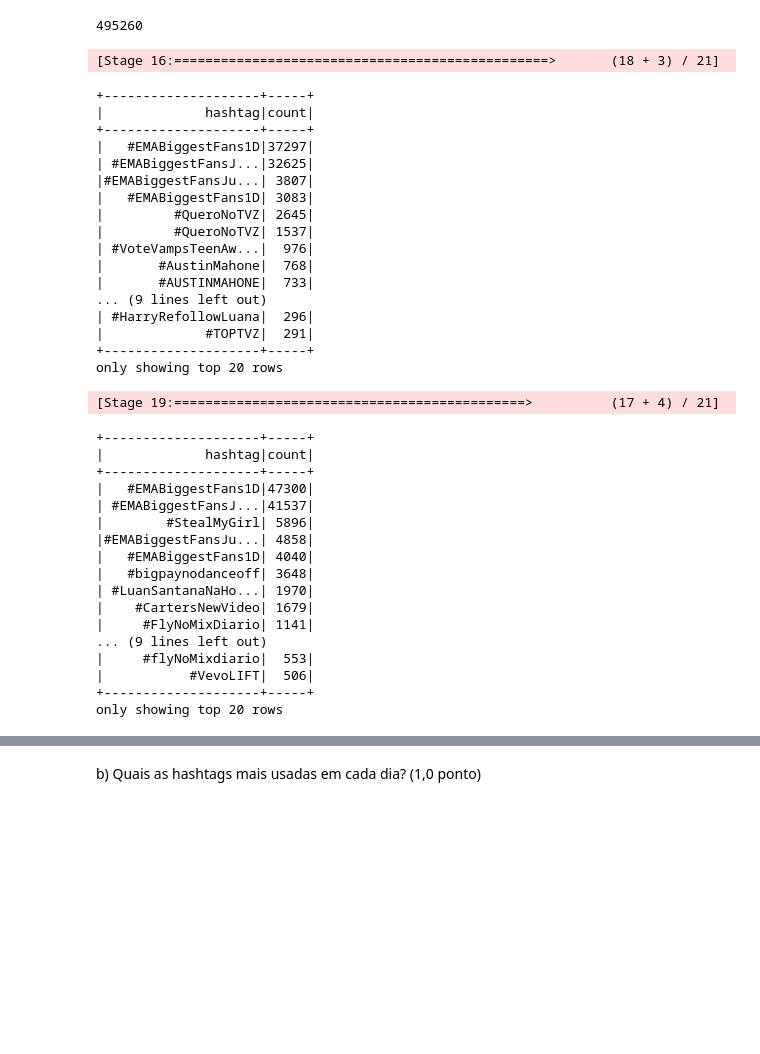
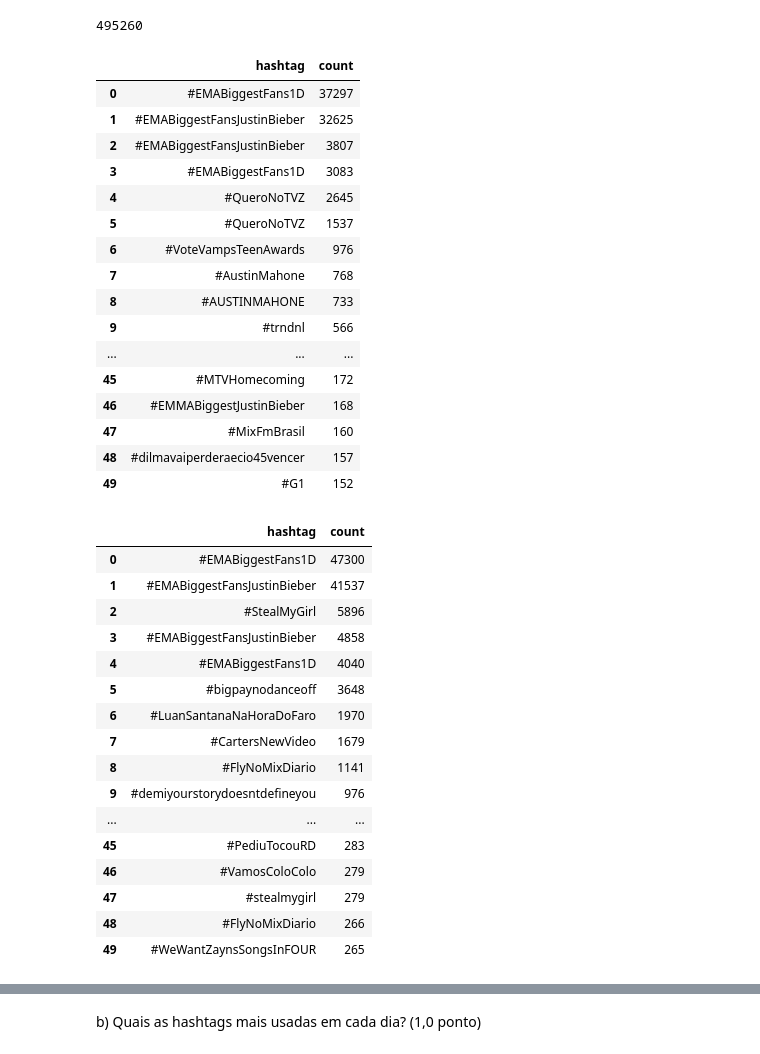
Before and after one commit to VicMisael/MapReduceNuvem2022, a Jupyter notebook: MapReduce.ipynb, the cells around one changed output, grey strips where cells are left out. Cells and saved outputs as stored; diff of their text form; code cells hidden in the pictures; blank space fills up the shorter version.

```diff
--- a/MapReduce.ipynb
+++ b/MapReduce.ipynb
@@ -115,45 +115,43 @@ contains_hashtag_noite.count()
 # %% [output]
 495260
 # %%
-contains_hashtag_manha.groupBy("hashtag").count().sort('count', ascending=False).limit(50).show()
+contains_hashtag_manha.groupBy("hashtag").count().sort('count', ascending=False).limit(50).toPandas()
 # %% [output]
-[Stage 16:================================================>       (18 + 3) / 21]
-+--------------------+-----+
-|             hashtag|count|
-+--------------------+-----+
-|   #EMABiggestFans1D|37297|
-| #EMABiggestFansJ...|32625|
-|#EMABiggestFansJu...| 3807|
-|   #EMABiggestFans1D| 3083|
-|         #QueroNoTVZ| 2645|
-|         #QueroNoTVZ| 1537|
-| #VoteVampsTeenAw...|  976|
-|       #AustinMahone|  768|
-|       #AUSTINMAHONE|  733|
-... (9 lines left out)
-| #HarryRefollowLuana|  296|
-|             #TOPTVZ|  291|
-+--------------------+-----+
-only showing top 20 rows
+|  | hashtag | count |
+| 0 | #EMABiggestFans1D | 37297 |
+| 1 | #EMABiggestFansJustinBieber | 32625 |
+| 2 | #EMABiggestFansJustinBieber | 3807 |
+| 3 | #EMABiggestFans1D | 3083 |
+| 4 | #QueroNoTVZ | 2645 |
+| 5 | #QueroNoTVZ | 1537 |
+| 6 | #VoteVampsTeenAwards | 976 |
+| 7 | #AustinMahone | 768 |
+| 8 | #AUSTINMAHONE | 733 |
+| 9 | #trndnl | 566 |
+| ... | ... | ... |
+| 45 | #MTVHomecoming | 172 |
+| 46 | #EMMABiggestJustinBieber | 168 |
+| 47 | #MixFmBrasil | 160 |
+| 48 | #dilmavaiperderaecio45vencer | 157 |
+| 49 | #G1 | 152 |
 # %%
-contains_hashtag_tarde.groupBy("hashtag").count().sort('count', ascending=False).limit(50).show()
+contains_hashtag_tarde.groupBy("hashtag").count().sort('count', ascending=False).limit(50).toPandas()
 # %% [output]
-[Stage 19:=============================================>          (17 + 4) / 21]
-+--------------------+-----+
-|             hashtag|count|
-+--------------------+-----+
-|   #EMABiggestFans1D|47300|
-| #EMABiggestFansJ...|41537|
-|        #StealMyGirl| 5896|
-|#EMABiggestFansJu...| 4858|
-|   #EMABiggestFans1D| 4040|
-|   #bigpaynodanceoff| 3648|
-| #LuanSantanaNaHo...| 1970|
-|    #CartersNewVideo| 1679|
-|     #FlyNoMixDiario| 1141|
-... (9 lines left out)
-|     #flyNoMixdiario|  553|
-|           #VevoLIFT|  506|
-+--------------------+-----+
-only showing top 20 rows
+|  | hashtag | count |
+| 0 | #EMABiggestFans1D | 47300 |
+| 1 | #EMABiggestFansJustinBieber | 41537 |
+| 2 | #StealMyGirl | 5896 |
+| 3 | #EMABiggestFansJustinBieber | 4858 |
+| 4 | #EMABiggestFans1D | 4040 |
+| 5 | #bigpaynodanceoff | 3648 |
+| 6 | #LuanSantanaNaHoraDoFaro | 1970 |
+| 7 | #CartersNewVideo | 1679 |
+| 8 | #FlyNoMixDiario | 1141 |
+| 9 | #demiyourstorydoesntdefineyou | 976 |
+| ... | ... | ... |
+| 45 | #PediuTocouRD | 283 |
+| 46 | #VamosColoColo | 279 |
+| 47 | #stealmygirl | 279 |
+| 48 | #FlyNoMixDiario | 266 |
+| 49 | #WeWantZaynsSongsInFOUR | 265 |
 # %%
```
Also changed, not shown: parts of 28 cells of this notebook.
